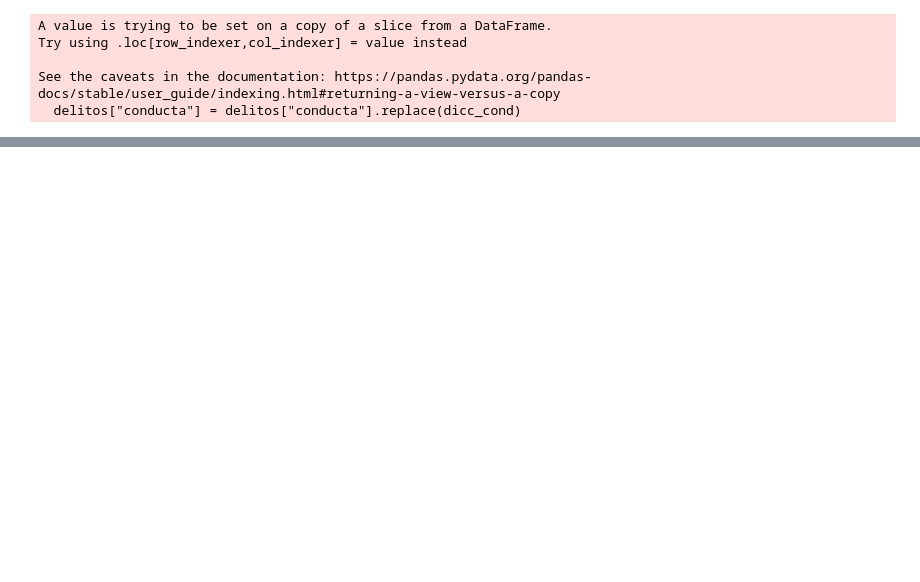
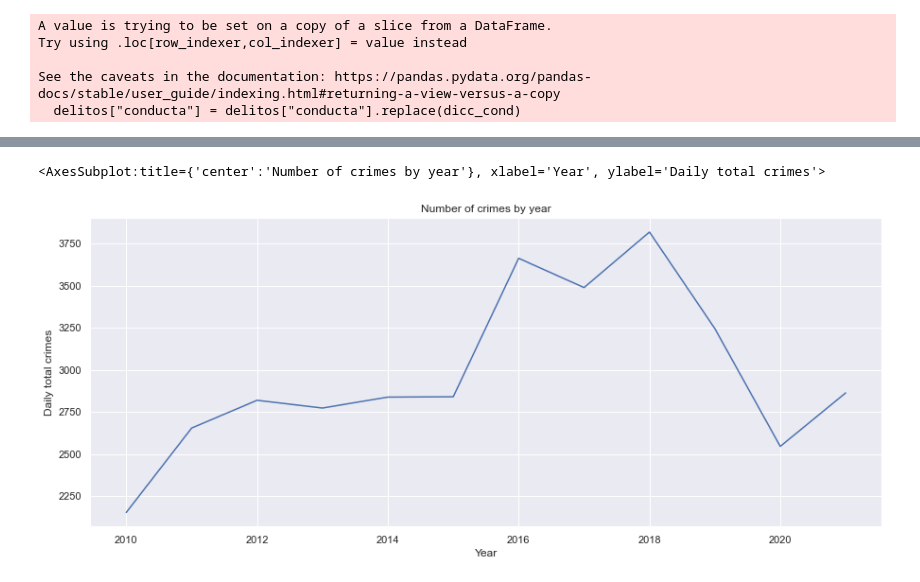
Before and after one commit to Joaron4/team211_bucaramanga, a Jupyter notebook: delitos_by_neighborhood.ipynb, the cells around one changed output, grey strips where cells are left out. Saved outputs shown, nothing was run; the diff lists cells and outputs as text; code cells hidden in the pictures; blank space fills up the shorter version.

```diff
--- a/delitos_by_neighborhood.ipynb
+++ b/delitos_by_neighborhood.ipynb
@@ -228,0 +234,5 @@ delitos_conducta.to_csv("delitos_conducta.csv")
+# %%
+delitos.groupby("ano").size().plot(title="Number of crimes by year", figsize =(15,6), xlabel = "Year", ylabel = "Yearly total crimes")
+# %% [output]
+<AxesSubplot:title={'center':'Number of crimes by year'}, xlabel='Year', ylabel='Daily total crimes'>
+[figure, added]
```
Also changed, not shown: parts of 21 cells of this notebook.
